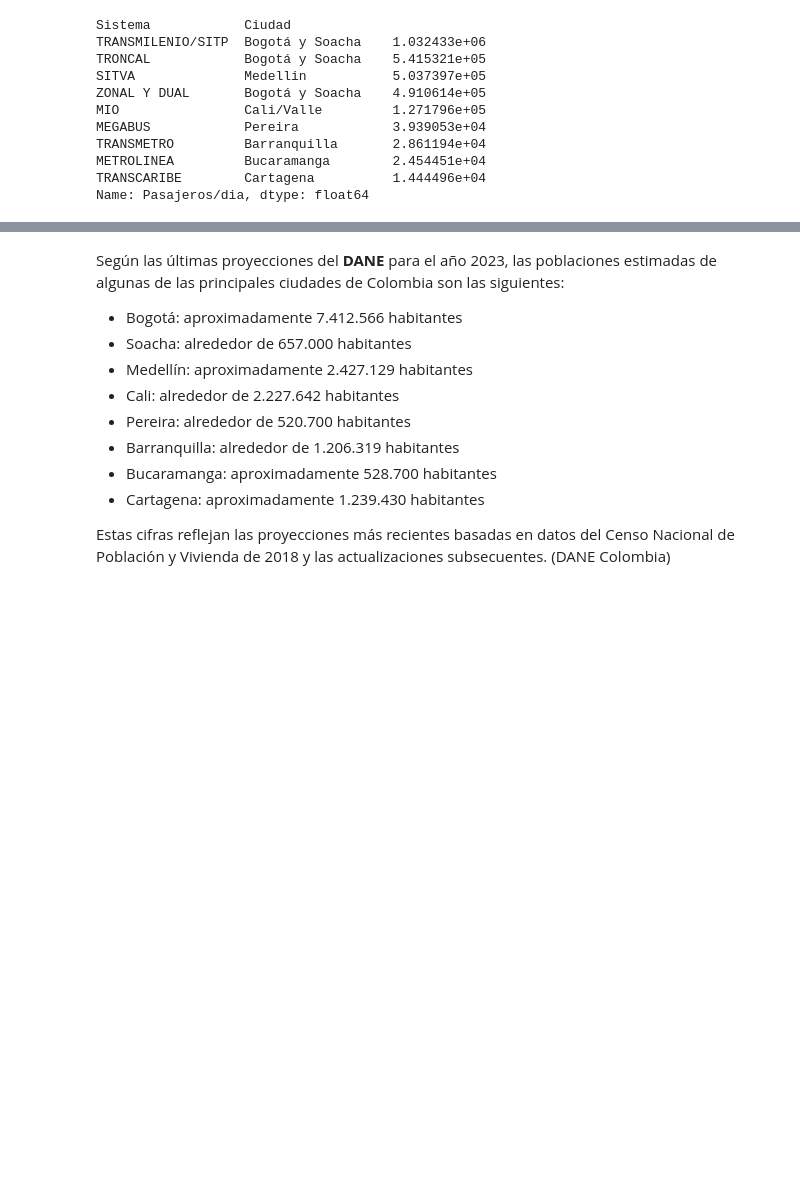
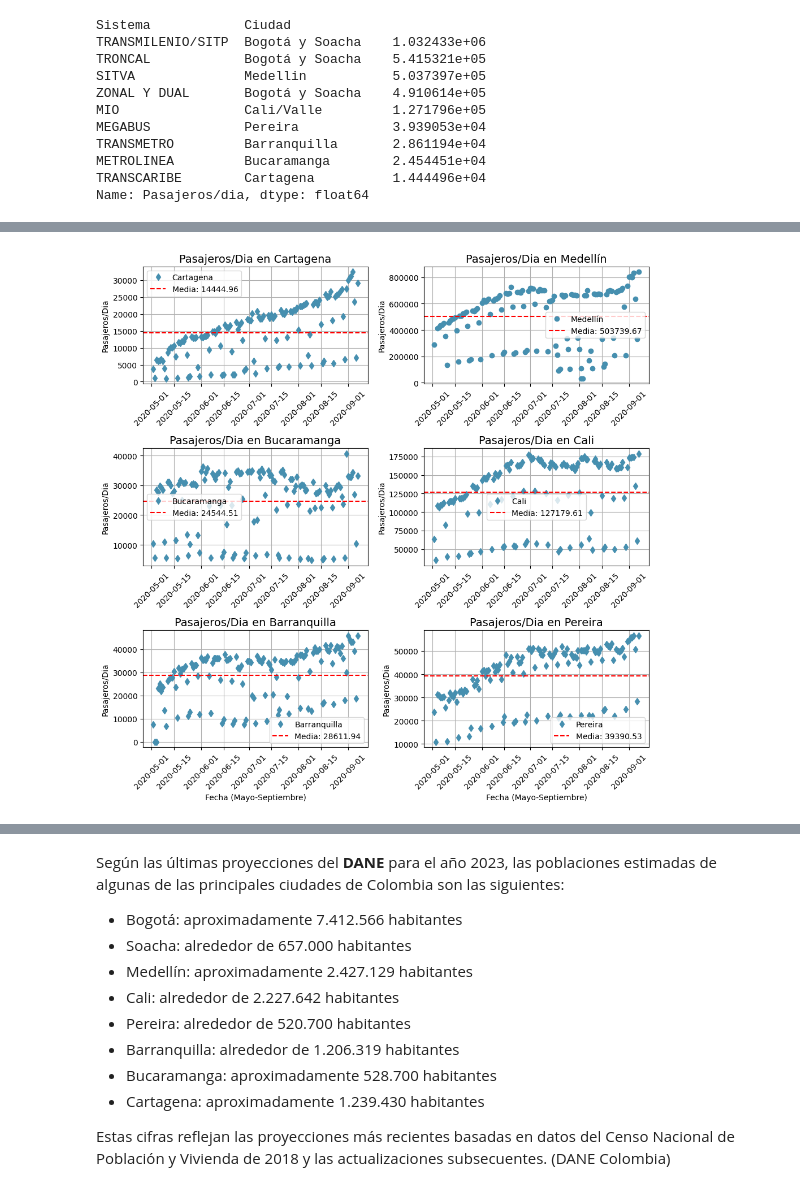
Before and after one commit to k-alvarez/projectData, a Jupyter notebook: dataTransporte.ipynb, the cells around one changed output, grey strips where cells are left out. Saved outputs shown, nothing was run; the diff lists cells and outputs as text; code cells hidden in the pictures; blank space fills up the shorter version.

```diff
--- a/dataTransporte.ipynb
+++ b/dataTransporte.ipynb
@@ -285,0 +226,62 @@ plt.show()
+# %%
+# Crear una figura
+fig, ax = plt.subplots(3, 2, figsize=(10, 10))
+colors = '#468faf'
+ax[0, 0].plot(cartagena['Fecha'], cartagena['Pasajeros/dia'], marker='d', linestyle=' ', color=colors, label='Cartagena')
+ax[0, 0].axhline(cartagena_media, color='red', linestyle='--', label=f'Media: {cartagena_media:.2f}')
+#ax[0, 0].set_xlabel('Fecha (Mayo-Septiembre)', fontsize=10)
+ax[0, 0].set_ylabel('Pasajeros/Dia', fontsize=10)
+ax[0, 0].set_title(f'Pasajeros/Dia en Cartagena', fontsize=14)
+ax[0, 0].tick_params(axis='x', rotation=45)
+ax[0, 0].legend()
+ax[0, 0].grid(True)
+
+ax[0, 1].plot(medellin['Fecha'], medellin['Pasajeros/dia'], marker='o', linestyle=' ', color=colors, label='Medellín')
+ax[0, 1].axhline(medellin_media, color='red', linestyle='--', label=f'Media: {medellin_media:.2f}')
+#ax[0, 1].set_xlabel('Fecha (Mayo-Septiembre)', fontsize=10)
+ax[0, 1].set_ylabel('Pasajeros/Dia', fontsize=10)
+ax[0, 1].set_title(f'Pasajeros/Dia en Medellín', fontsize=14)
+ax[0, 1].tick_params(axis='x', rotation=45)
+ax[0, 1].legend()
+ax[0, 1].grid(True)
+
+ax[1, 0].plot(bucaramanga['Fecha'], bucaramanga['Pasajeros/dia'], marker='d', linestyle=' ', color=colors, label='Bucaramanga')
+ax[1, 0].axhline(bucaramanga_media, color='red', linestyle='--', label=f'Media: {bucaramanga_media:.2f}')
+#ax[1, 0].set_xlabel('Fecha (Mayo-Septiembre)', fontsize=10)
+ax[1, 0].set_ylabel('Pasajeros/Dia', fontsize=10)
+ax[1, 0].set_title(f'Pasajeros/Dia en Bucaramanga', fontsize=14)
+ax[1, 0].tick_params(axis='x', rotation=45)
+ax[1, 0].legend()
+ax[1, 0].grid(True)
+
+ax[1, 1].plot(cali['Fecha'], cali['Pasajeros/dia'], marker='d', linestyle=' ', color=colors, label='Cali')
+ax[1, 1].axhline(cali_media, color='red', linestyle='--', label=f'Media: {cali_media:.2f}')
+#ax[1, 1].set_xlabel('Fecha (Mayo-Septiembre)', fontsize=10)
+ax[1, 1].set_ylabel('Pasajeros/Dia', fontsize=10)
+ax[1, 1].set_title(f'Pasajeros/Dia en Cali', fontsize=14)
+ax[1, 1].tick_params(axis='x', rotation=45)
+ax[1, 1].legend()
+ax[1, 1].grid(True)
+
+ax[2, 0].plot(barranquilla['Fecha'], barranquilla['Pasajeros/dia'], marker='d', linestyle=' ', color=colors, label='Barranquilla')
+ax[2, 0].axhline(barranquilla_media, color='red', linestyle='--', label=f'Media: {barranquilla_media:.2f}')
+ax[2, 0].set_xlabel('Fecha (Mayo-Septiembre)', fontsize=10)
+ax[2, 0].set_ylabel('Pasajeros/Dia', fontsize=10)
+ax[2, 0].set_title(f'Pasajeros/Dia en Barranquilla', fontsize=14)
+ax[2, 0].tick_params(axis='x', rotation=45)
+ax[2, 0].legend()
+ax[2, 0].grid(True)
+
+ax[2, 1].plot(pereira['Fecha'], pereira['Pasajeros/dia'], marker='d', linestyle=' ', color=colors, label='Pereira')
+ax[2, 1].axhline(pereira_media, color='red', linestyle='--', label=f'Media: {pereira_media:.2f}')
+ax[2, 1].set_xlabel('Fecha (Mayo-Septiembre)', fontsize=10)
+ax[2, 1].set_ylabel('Pasajeros/Dia', fontsize=10)
+ax[2, 1].set_title(f'Pasajeros/Dia en Pereira', fontsize=14)
+ax[2, 1].tick_params(axis='x', rotation=45)
+ax[2, 1].legend()
+ax[2, 1].grid(True)
+
+plt.tight_layout()
+plt.show()
+# %% [output]
+[figure, added]
```
Also changed, not shown: parts of 34 cells of this notebook.
